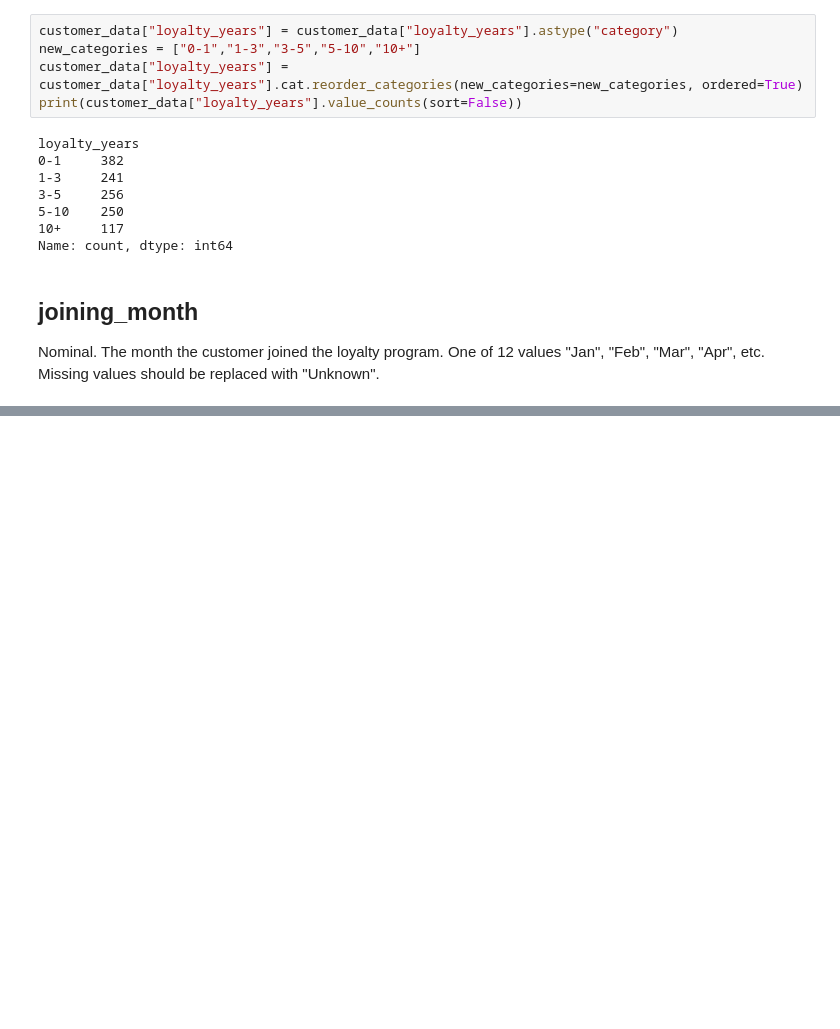
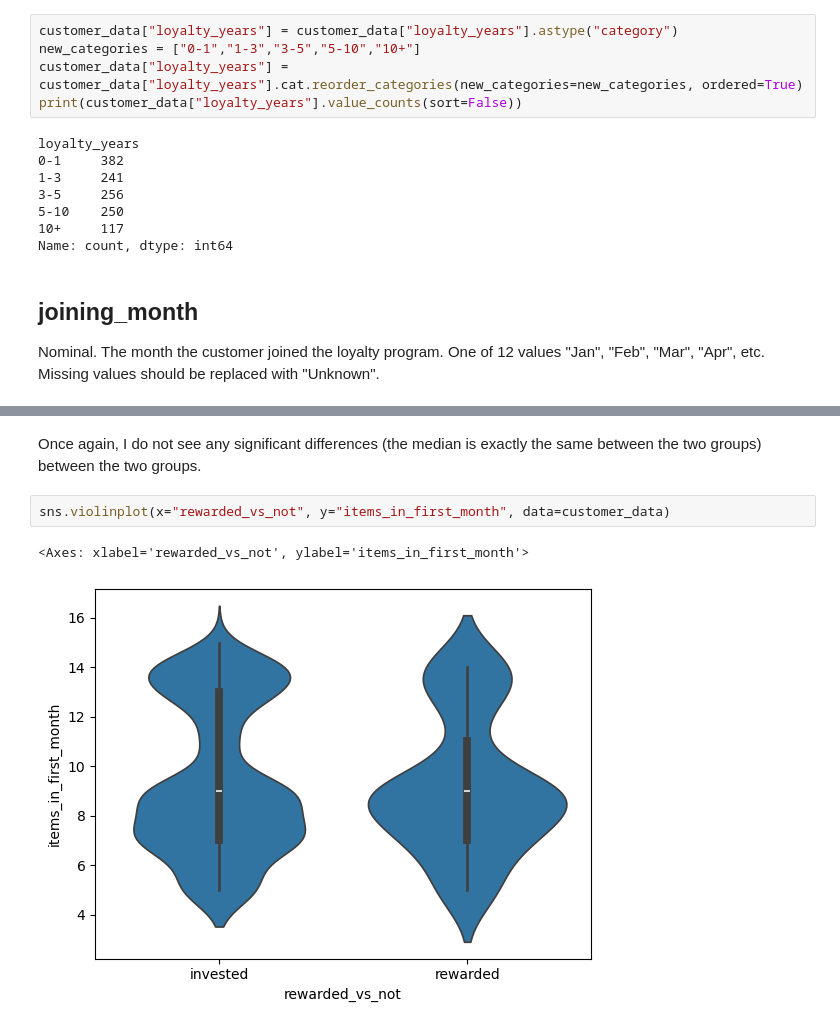
Before and after one commit to flylight-max/EDA_exam_CodeOp, a Jupyter notebook: analysis.ipynb, the cells around one changed output, grey strips where cells are left out. Saved outputs shown, nothing was run; the diff lists cells and outputs as text; blank space fills up the shorter version.

```diff
--- a/analysis.ipynb
+++ b/analysis.ipynb
@@ -244,0 +324,7 @@ For example, when doing 'df[col].method(value, inplace=True)', try using 'df.met
+# %% [markdown]
+Once again, I do not see any significant differences (the median is exactly the same between the two groups) between the two groups.
+# %%
+sns.violinplot(x="rewarded_vs_not", y="items_in_first_month", data=customer_data)
+# %% [output]
+<Axes: xlabel='rewarded_vs_not', ylabel='items_in_first_month'>
+[figure, added]
```
Also changed, not shown: parts of 22 cells of this notebook.
